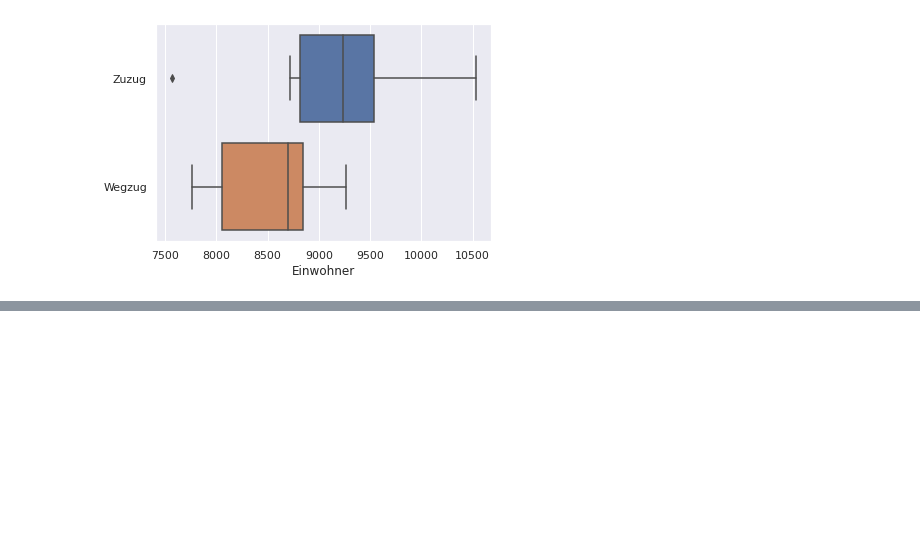
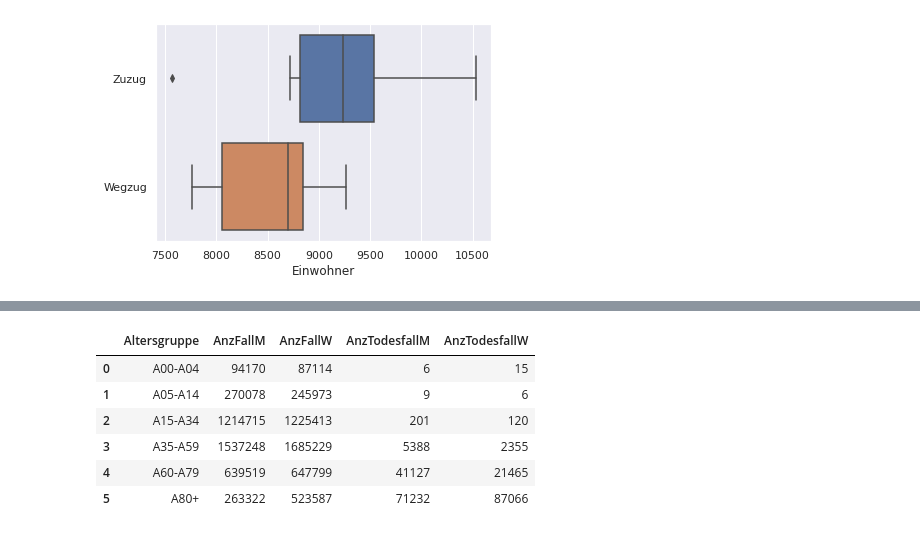
Before and after one commit to eco3/stochastik-abgaben, a Jupyter notebook: Abgabe01/5facts.ipynb, the cells around one changed output, grey strips where cells are left out. Saved outputs shown, nothing was run; the diff lists cells and outputs as text; code cells hidden in the pictures; blank space fills up the shorter version.

```diff
--- a/Abgabe01/5facts.ipynb
+++ b/Abgabe01/5facts.ipynb
@@ -156,0 +167,10 @@ plt.show()
+# %%
+rki_agegroups_df
+# %% [output]
+|  | Altersgruppe | AnzFallM | AnzFallW | AnzTodesfallM | AnzTodesfallW |
+| 0 | A00-A04 | 94170 | 87114 | 6 | 15 |
+| 1 | A05-A14 | 270078 | 245973 | 9 | 6 |
+| 2 | A15-A34 | 1214715 | 1225413 | 201 | 120 |
+| 3 | A35-A59 | 1537248 | 1685229 | 5388 | 2355 |
+| 4 | A60-A79 | 639519 | 647799 | 41127 | 21465 |
+| 5 | A80+ | 263322 | 523587 | 71232 | 87066 |
```
Also changed, not shown: parts of 7 cells of this notebook.
